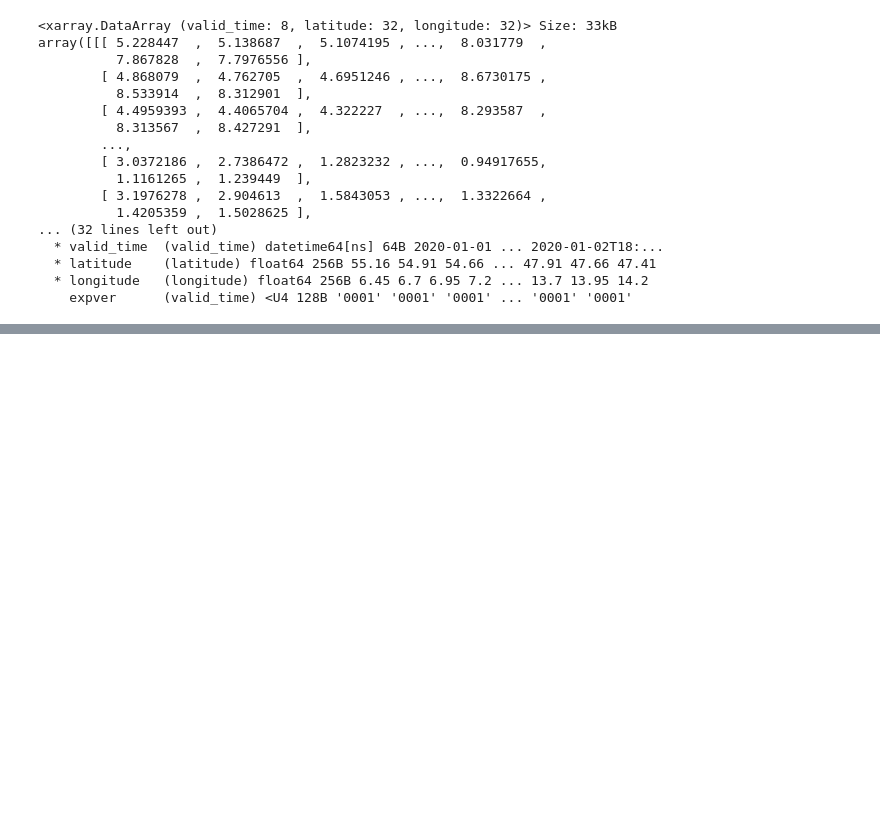
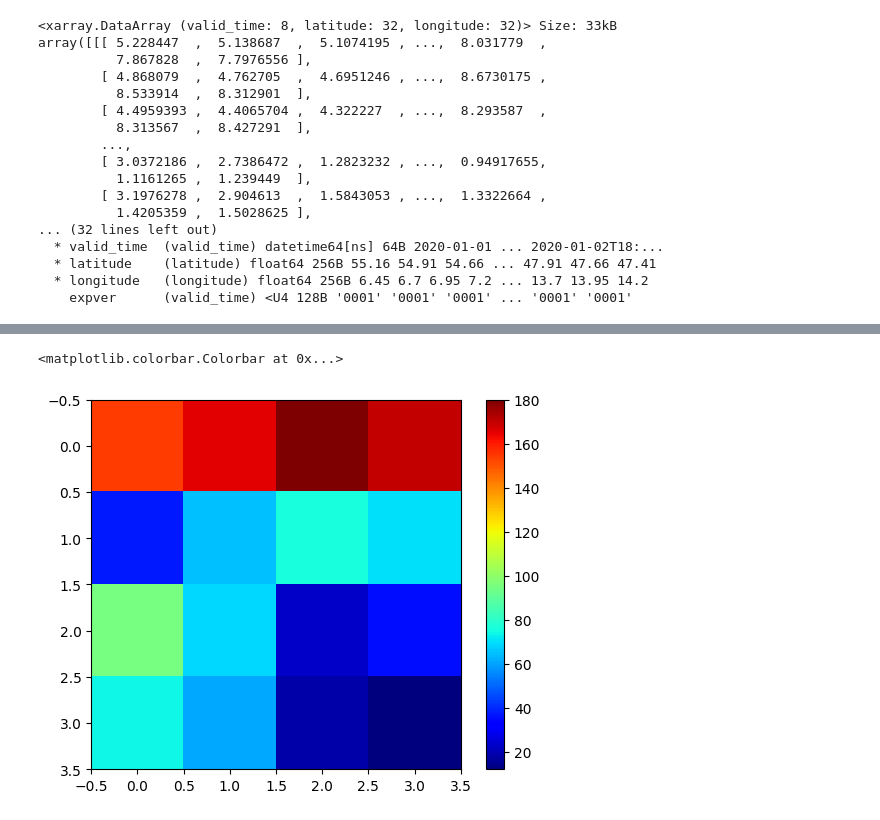
Before and after one commit to UBela/temporal_sr, a Jupyter notebook: firststeps.ipynb, the cells around one changed output, grey strips where cells are left out. Saved outputs shown, nothing was run; the diff lists cells and outputs as text; code cells hidden in the pictures; blank space fills up the shorter version.

```diff
--- a/firststeps.ipynb
+++ b/firststeps.ipynb
@@ -95,0 +113,6 @@ ValueError: Unknown resampling filter (200). Use Image.Resampling.NEAREST (0), I
+# %%
+plt.imshow(data_arr_lr_8[0], cmap='jet', interpolation='nearest')
+plt.colorbar()
+# %% [output]
+<matplotlib.colorbar.Colorbar at 0x...>
+[figure, added]
```
Also changed, not shown: parts of 7 cells of this notebook, 32 other files.
